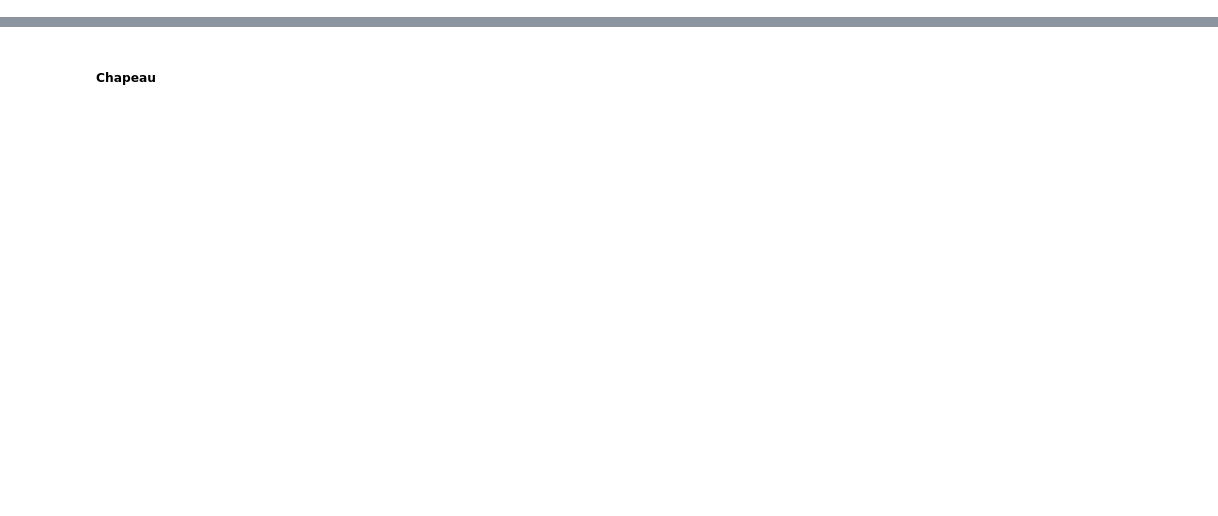
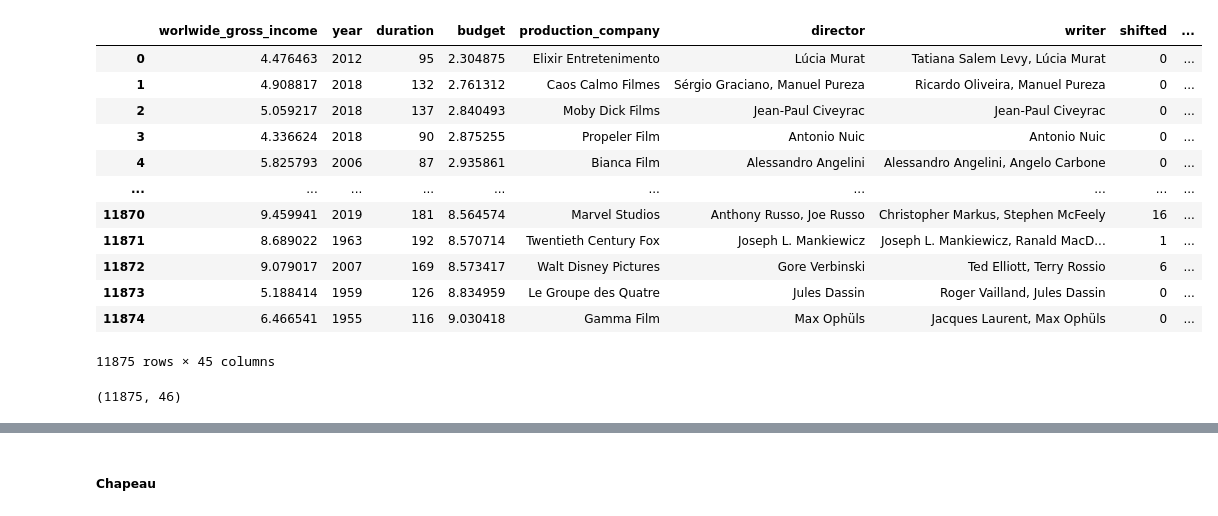
Before and after one commit to OscarTou/CinePred, a Jupyter notebook: notebooks/Untitled1.ipynb, the cells around one changed output, grey strips where cells are left out. Saved outputs shown, nothing was run; the diff lists cells and outputs as text; code cells hidden in the pictures; blank space fills up the shorter version.

```diff
--- a/notebooks/Untitled1.ipynb
+++ b/notebooks/Untitled1.ipynb
@@ -21,0 +123,3 @@ df = preproc(df, path="../raw_data/cat_acteur.csv")
+# %%
+df = df.merge(right=to_merge, on='imdb_title_id', how='left')
+df.head(10)
@@ -21,0 +141,3 @@ df = preproc(df, path="../raw_data/cat_acteur.csv")
+# %%
+df.drop(columns='title', inplace=True)
+df.columns
@@ -21,0 +156,21 @@ df = preproc(df, path="../raw_data/cat_acteur.csv")
+# %%
+df.rename(columns={'both': 'title'}, inplace=True)
+df
+# %% [output]
+|  | worlwide_gross_income | year | duration | budget | production_company | director | writer | shifted | ... |
+| 0 | 4.476463 | 2012 | 95 | 2.304875 | Elixir Entretenimento | Lúcia Murat | Tatiana Salem Levy, Lúcia Murat | 0 | ... |
+| 1 | 4.908817 | 2018 | 132 | 2.761312 | Caos Calmo Filmes | Sérgio Graciano, Manuel Pureza | Ricardo Oliveira, Manuel Pureza | 0 | ... |
+| 2 | 5.059217 | 2018 | 137 | 2.840493 | Moby Dick Films | Jean-Paul Civeyrac | Jean-Paul Civeyrac | 0 | ... |
+| 3 | 4.336624 | 2018 | 90 | 2.875255 | Propeler Film | Antonio Nuic | Antonio Nuic | 0 | ... |
+| 4 | 5.825793 | 2006 | 87 | 2.935861 | Bianca Film | Alessandro Angelini | Alessandro Angelini, Angelo Carbone | 0 | ... |
+| ... | ... | ... | ... | ... | ... | ... | ... | ... | ... |
+| 11870 | 9.459941 | 2019 | 181 | 8.564574 | Marvel Studios | Anthony Russo, Joe Russo | Christopher Markus, Stephen McFeely | 16 | ... |
+| 11871 | 8.689022 | 1963 | 192 | 8.570714 | Twentieth Century Fox | Joseph L. Mankiewicz | Joseph L. Mankiewicz, Ranald MacD... | 1 | ... |
+| 11872 | 9.079017 | 2007 | 169 | 8.573417 | Walt Disney Pictures | Gore Verbinski | Ted Elliott, Terry Rossio | 6 | ... |
+| 11873 | 5.188414 | 1959 | 126 | 8.834959 | Le Groupe des Quatre | Jules Dassin | Roger Vailland, Jules Dassin | 0 | ... |
+| 11874 | 6.466541 | 1955 | 116 | 9.030418 | Gamma Film | Max Ophüls | Jacques Laurent, Max Ophüls | 0 | ... |
+11875 rows × 45 columns
+# %%
+df.shape
+# %% [output]
+(11875, 46)
```
Also changed, not shown: parts of 34 cells of this notebook.
